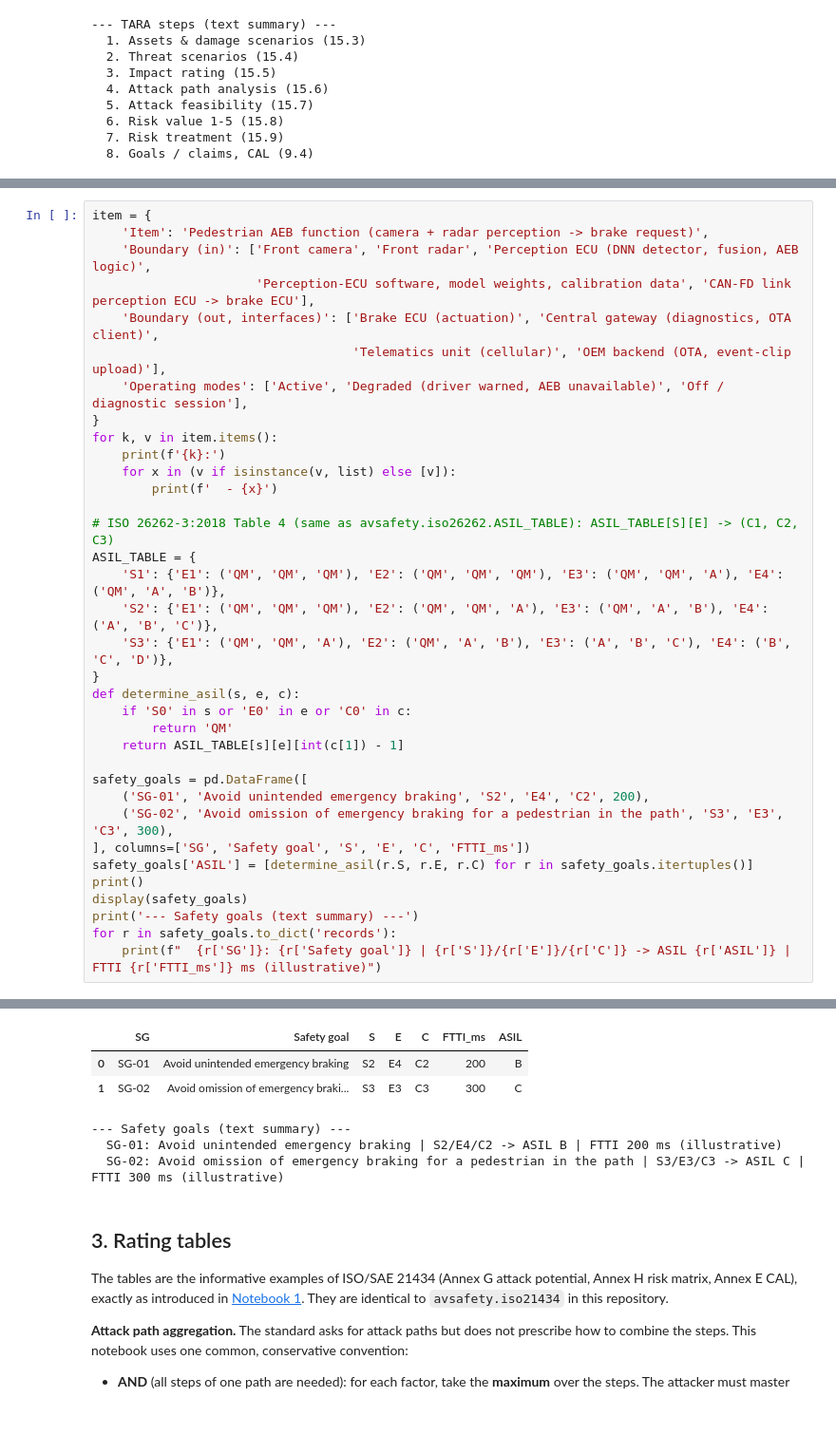
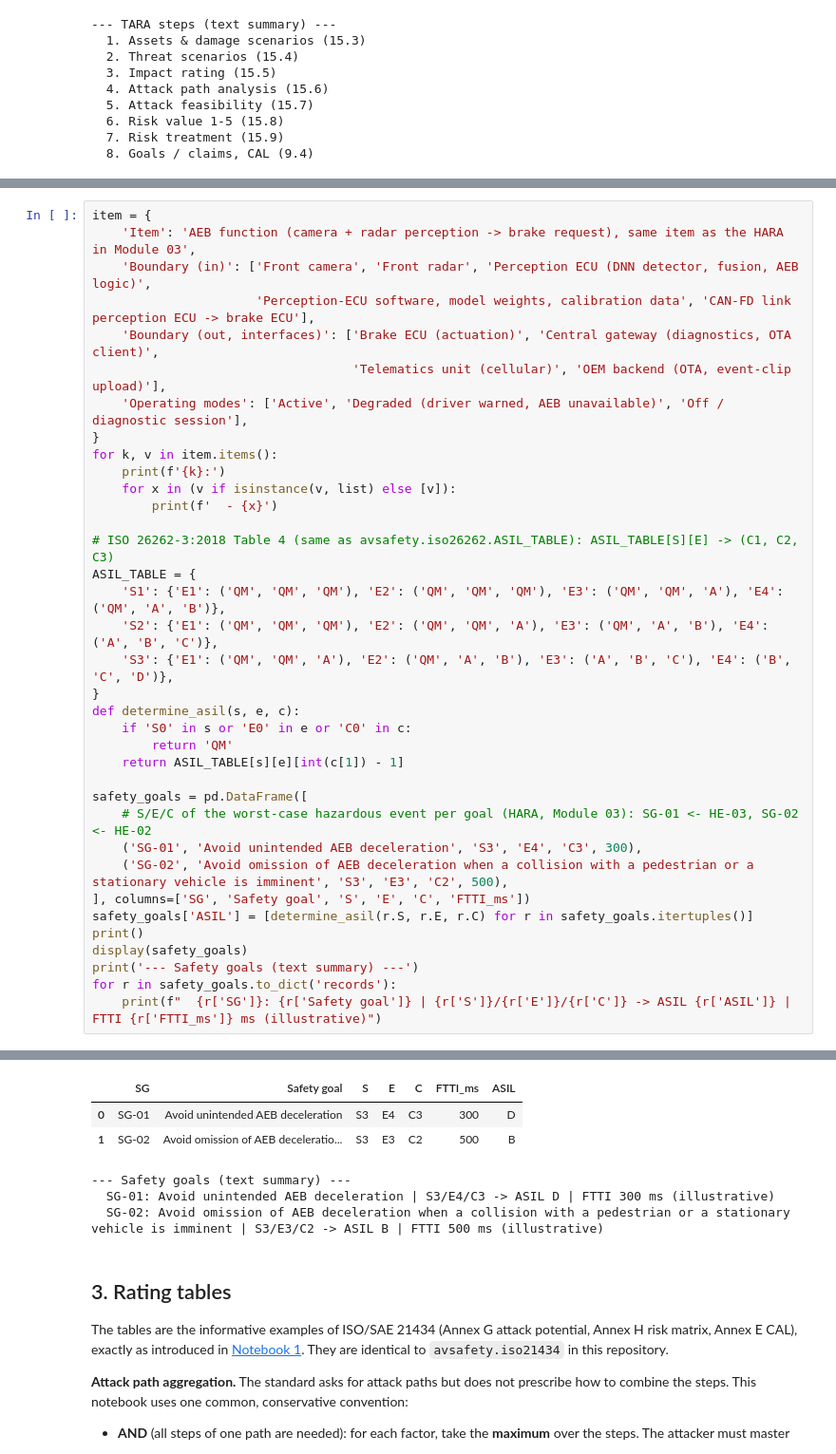
Before and after one commit to milinpatel07/Autonomous-Driving_AI-Safety-and-Security, a Jupyter notebook: 05_Cybersecurity_ISO21434/02_tara.ipynb, the cells around one changed output, grey strips where cells are left out. Shown at 95% size. Cells and saved outputs as stored; diff of their text form; blank space fills up the shorter version.

```diff
--- a/05_Cybersecurity_ISO21434/02_tara.ipynb
+++ b/05_Cybersecurity_ISO21434/02_tara.ipynb
@@ -99,6 +101,6 @@ the same function as `avsafety.iso26262.determine_asil`.
 # %%
 item = {
-    'Item': 'Pedestrian AEB function (camera + radar perception -> brake request)',
+    'Item': 'AEB function (camera + radar perception -> brake request), same item as the HARA in Module 03',
     'Boundary (in)': ['Front camera', 'Front radar', 'Perception ECU (DNN detector, fusion, AEB logic)',
                       'Perception-ECU software, model weights, calibration data', 'CAN-FD link perception ECU -> brake ECU'],
     'Boundary (out, interfaces)': ['Brake ECU (actuation)', 'Central gateway (diagnostics, OTA client)',
@@ -122,8 +124,9 @@ def determine_asil(s, e, c):
     return ASIL_TABLE[s][e][int(c[1]) - 1]
 
 safety_goals = pd.DataFrame([
-    ('SG-01', 'Avoid unintended emergency braking', 'S2', 'E4', 'C2', 200),
-    ('SG-02', 'Avoid omission of emergency braking for a pedestrian in the path', 'S3', 'E3', 'C3', 300),
+    # S/E/C of the worst-case hazardous event per goal (HARA, Module 03): SG-01 <- HE-03, SG-02 <- HE-02
+    ('SG-01', 'Avoid unintended AEB deceleration', 'S3', 'E4', 'C3', 300),
+    ('SG-02', 'Avoid omission of AEB deceleration when a collision with a pedestrian or a stationary vehicle is imminent', 'S3', 'E3', 'C2', 500),
 ], columns=['SG', 'Safety goal', 'S', 'E', 'C', 'FTTI_ms'])
 safety_goals['ASIL'] = [determine_asil(r.S, r.E, r.C) for r in safety_goals.itertuples()]
 print()
@@ -137,24 +140,24 @@ Item:
 Boundary (in):
   - Front camera
   - Front radar
   - Perception ECU (DNN detector, fusion, AEB logic)
   - Perception-ECU software, model weights, calibration data
   - CAN-FD link perception ECU -> brake ECU
 Boundary (out, interfaces):
   - Brake ECU (actuation)
   - Central gateway (diagnostics, OTA client)
   - Telematics unit (cellular)
   - OEM backend (OTA, event-clip upload)
 Operating modes:
   - Active
   - Degraded (driver warned, AEB unavailable)
   - Off / diagnostic session
 |  | SG | Safety goal | S | E | C | FTTI_ms | ASIL |
-| 0 | SG-01 | Avoid unintended emergency braking | S2 | E4 | C2 | 200 | B |
-| 1 | SG-02 | Avoid omission of emergency braki... | S3 | E3 | C3 | 300 | C |
+| 0 | SG-01 | Avoid unintended AEB deceleration | S3 | E4 | C3 | 300 | D |
+| 1 | SG-02 | Avoid omission of AEB deceleratio... | S3 | E3 | C2 | 500 | B |
 --- Safety goals (text summary) ---
-  SG-01: Avoid unintended emergency braking | S2/E4/C2 -> ASIL B | FTTI 200 ms (illustrative)
-  SG-02: Avoid omission of emergency braking for a pedestrian in the path | S3/E3/C3 -> ASIL C | FTTI 300 ms (illustrative)
+  SG-01: Avoid unintended AEB deceleration | S3/E4/C3 -> ASIL D | FTTI 300 ms (illustrative)
+  SG-02: Avoid omission of AEB deceleration when a collision with a pedestrian or a stationary vehicle is imminent | S3/E3/C2 -> ASIL B | FTTI 500 ms (illustrative)
 # %% [markdown]
 ## 3. Rating tables
 
```
Also changed, not shown: parts of 11 cells of this notebook, 16 other files.
